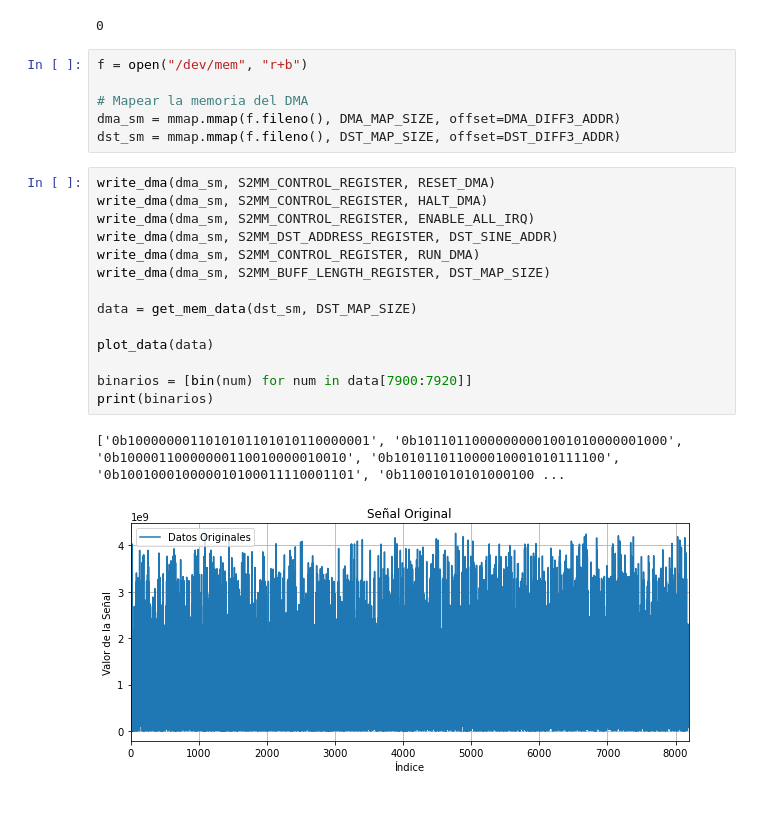
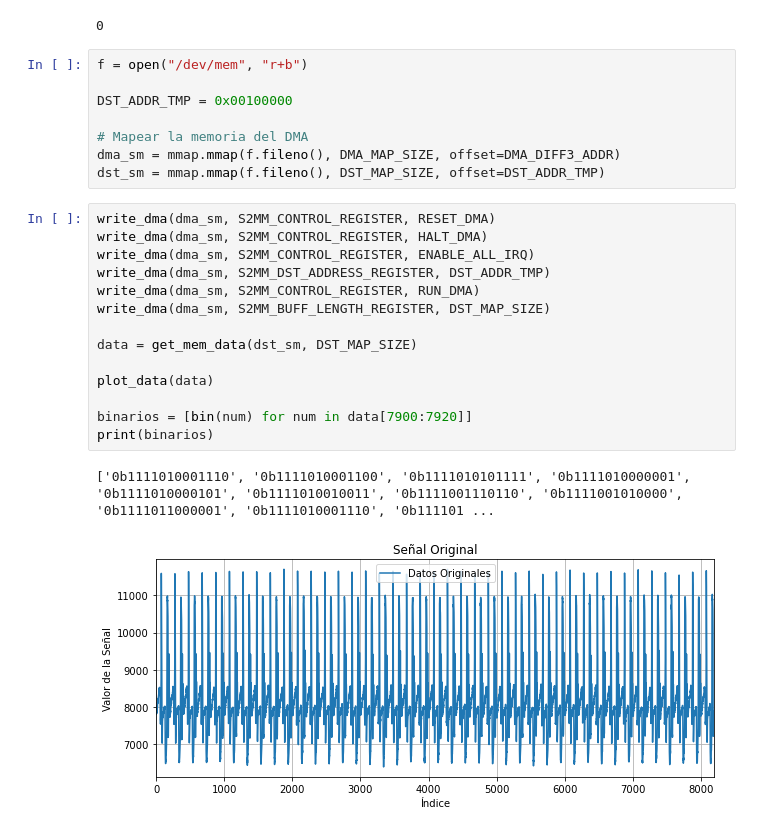
Before and after one commit to fabioc9675/DUNE_Daphne_v3_AFE, a Jupyter notebook: Petalinux/file_transfer/AFE_Test.ipynb, the cells around one changed output. Cells and saved outputs as stored; diff of their text form.

```diff
--- a/Petalinux/file_transfer/AFE_Test.ipynb
+++ b/Petalinux/file_transfer/AFE_Test.ipynb
@@ -472,23 +472,25 @@ my_library.HAL_AFEWriteRegister(hafe0, 4, ctypes.byref(writeData))
 # %%
 f = open("/dev/mem", "r+b")
 
+DST_ADDR_TMP = 0x00100000
+
 # Mapear la memoria del DMA
 dma_sm = mmap.mmap(f.fileno(), DMA_MAP_SIZE, offset=DMA_DIFF3_ADDR)
-dst_sm = mmap.mmap(f.fileno(), DST_MAP_SIZE, offset=DST_DIFF3_ADDR)
+dst_sm = mmap.mmap(f.fileno(), DST_MAP_SIZE, offset=DST_ADDR_TMP)
 # %%
 write_dma(dma_sm, S2MM_CONTROL_REGISTER, RESET_DMA)
 write_dma(dma_sm, S2MM_CONTROL_REGISTER, HALT_DMA)
 write_dma(dma_sm, S2MM_CONTROL_REGISTER, ENABLE_ALL_IRQ)
-write_dma(dma_sm, S2MM_DST_ADDRESS_REGISTER, DST_SINE_ADDR)
+write_dma(dma_sm, S2MM_DST_ADDRESS_REGISTER, DST_ADDR_TMP)
 write_dma(dma_sm, S2MM_CONTROL_REGISTER, RUN_DMA)
 write_dma(dma_sm, S2MM_BUFF_LENGTH_REGISTER, DST_MAP_SIZE)
 
 data = get_mem_data(dst_sm, DST_MAP_SIZE)
 
 plot_data(data)
 
 binarios = [bin(num) for num in data[7900:7920]]
 print(binarios)
 # %% [output]
-['0b1000000011010101101010110000001', '0b10110110000000001001010000001000', '0b10000110000000110010000010010', '0b101011011000010001010111100', '0b100100010000010100011110001101', '0b11001010101000100 ...
+['0b1111010001110', '0b1111010001100', '0b1111010101111', '0b1111010000001', '0b1111010000101', '0b1111010010011', '0b1111001110110', '0b1111001010000', '0b1111011000001', '0b1111010001110', '0b111101 ...
-[figure, old version]
+[figure, new version]
```
Also changed, not shown: parts of 8 cells of this notebook, 1 other file.
